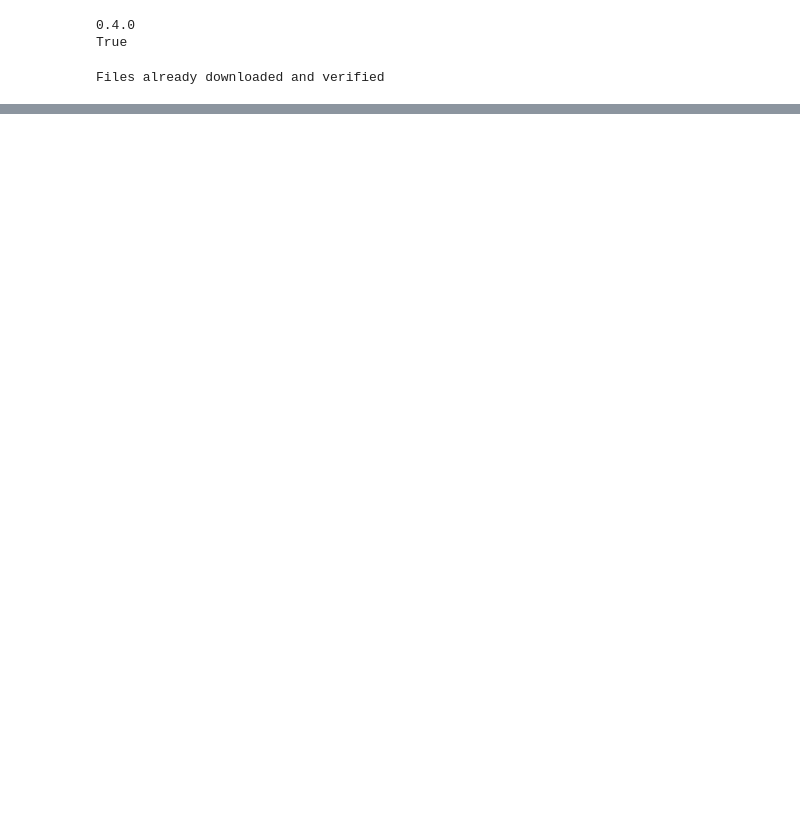
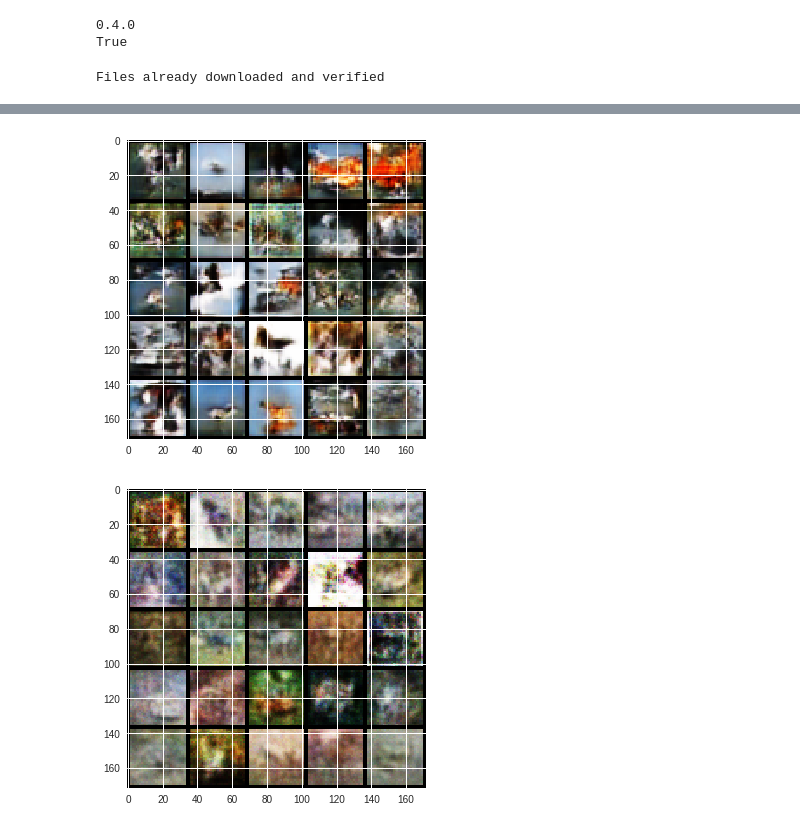
Before and after one commit to miguelrq/GANs, a Jupyter notebook: GAN-CIFAR10.ipynb, the cells around one changed output, grey strips where cells are left out. Drawn from its saved outputs; the diff is of its cells as text; code cells hidden in the pictures; blank space fills up the shorter version.

```diff
--- a/GAN-CIFAR10.ipynb
+++ b/GAN-CIFAR10.ipynb
@@ -292,0 +294,8 @@ plt.show()
+# %%
+plt.imshow(image_list[-1])
+plt.show()
+plt.imshow(image_list[-2])
+plt.show()
+# %% [output]
+[figure, added]
+[figure, added]
```
Also changed, not shown: parts of 9 cells of this notebook.
